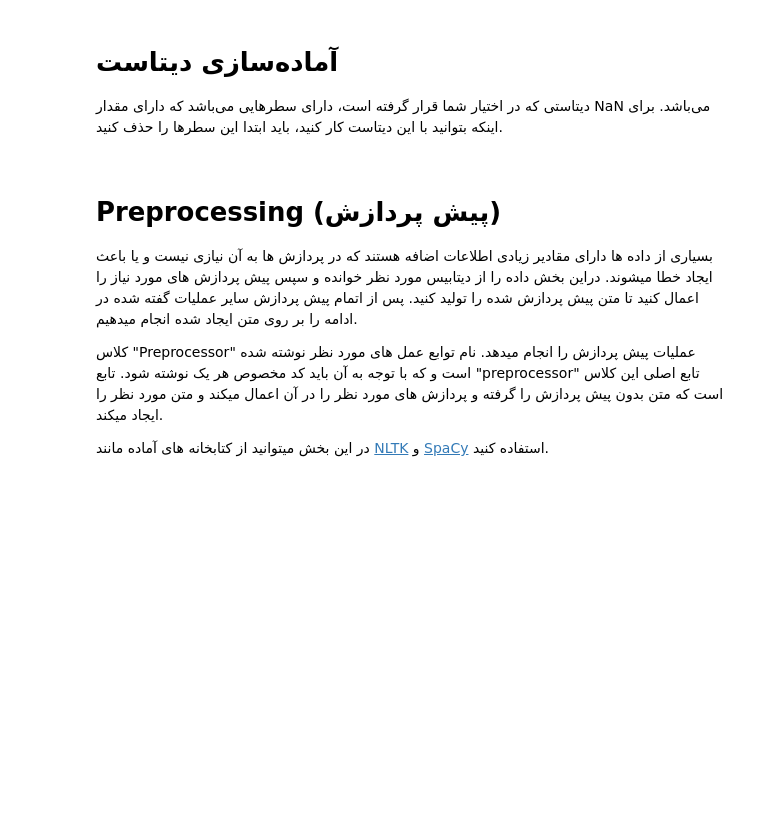
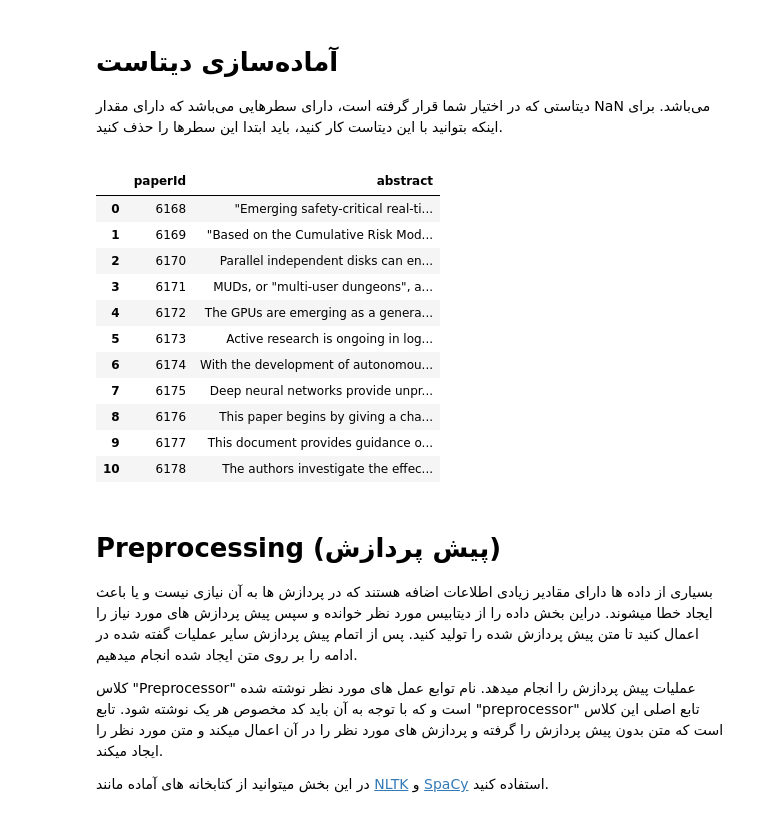
Before and after one commit to alizmhdi/IR-project, a Jupyter notebook: phase-1.ipynb, the cells around one changed output. Drawn from its saved outputs; the diff is of its cells as text; code cells hidden in the pictures; blank space fills up the shorter version.

```diff
--- a/phase-1.ipynb
+++ b/phase-1.ipynb
@@ -32,8 +36,23 @@ True
 </p>
 </div>
 # %%
-data_path = "./data/data.csv"
-df = pd.read_csv(data_path ,header=None, na_values=" NaN")
+data_path = "./data/data-v1.csv"
+df = pd.read_csv(data_path).dropna()
+# %%
+df.tail(20)
+# %% [output]
+|  | paperId | abstract |
+| 0 | 6168 | "Emerging safety-critical real-ti... |
+| 1 | 6169 | "Based on the Cumulative Risk Mod... |
+| 2 | 6170 | Parallel independent disks can en... |
+| 3 | 6171 | MUDs, or "multi-user dungeons", a... |
+| 4 | 6172 | The GPUs are emerging as a genera... |
+| 5 | 6173 | Active research is ongoing in log... |
+| 6 | 6174 | With the development of autonomou... |
+| 7 | 6175 | Deep neural networks provide unpr... |
+| 8 | 6176 | This paper begins by giving a cha... |
+| 9 | 6177 | This document provides guidance o... |
+| 10 | 6178 | The authors investigate the effec... |
 # %% [markdown]
 <div dir='rtl'>
 <h1> Preprocessing (پیش پردازش)</h1>
```
Also changed, not shown: parts of 23 cells of this notebook.
